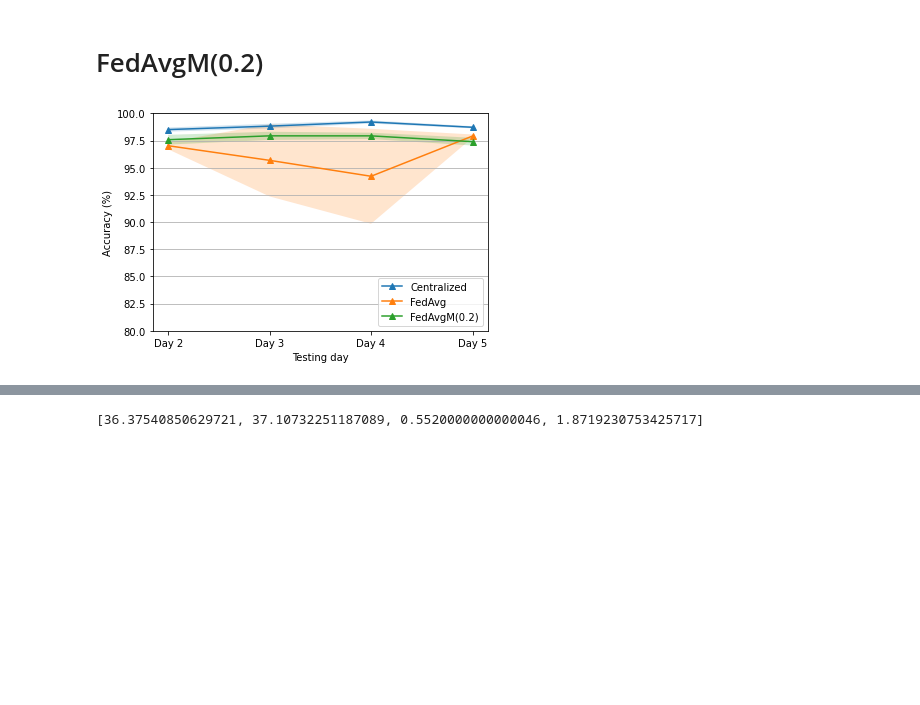
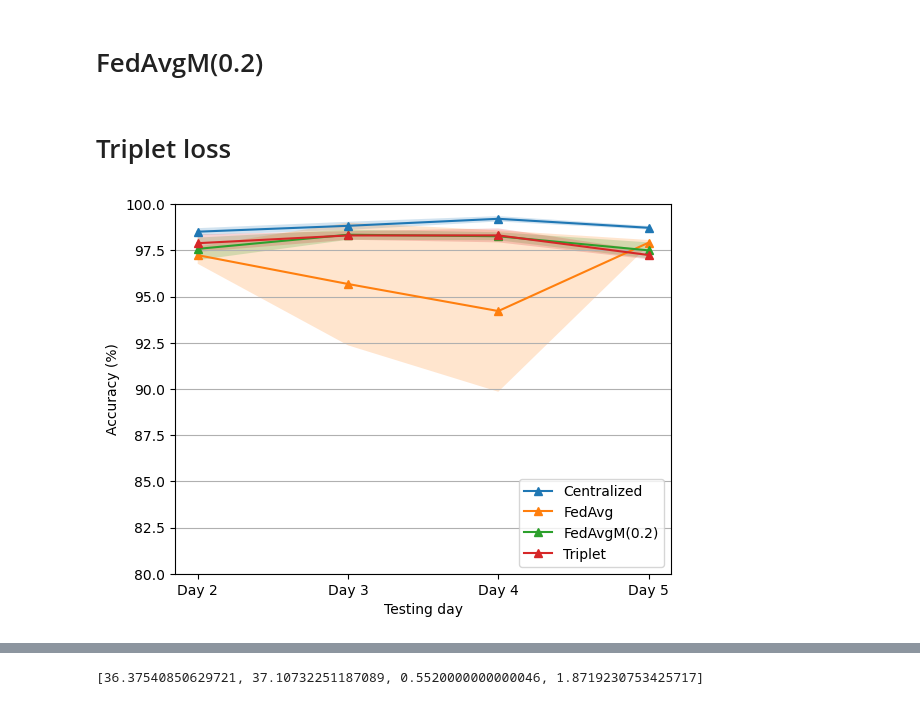
Before and after one commit to stratosphereips/feel_project, a Jupyter notebook: analysis/scenario1_figures.ipynb, the cells around one changed output, grey strips where cells are left out. Drawn from its saved outputs; the diff is of its cells as text; code cells hidden in the pictures; blank space fills up the shorter version.

Commit message:
New figures

```diff
--- a/analysis/scenario1_figures.ipynb
+++ b/analysis/scenario1_figures.ipynb
@@ -62,9 +62,9 @@ days = ["Day 2", "Day 3", "Day 4", "Day 5"]
 # %% [markdown]
 # FedAvg
 # %%
-acc_day1 = [96.87, 97.54, 97.25, 96.85, 96.61]
-tpr_day1 = [93.10, 93.10, 93.79, 97.24, 97.24]
-fpr_day1 = [2.36, 1.55, 2.07, 3.2, 3.52]
+acc_day1 = [97.30, 97.81, 97.28, 97.41, 96.39]
+tpr_day1 = [93.10, 97.24, 93.79, 97.24, 97.24]
+fpr_day1 = [1.83, 2.03, 2.04, 2.52, 3.79]
 
 acc_day1_mean = np.mean(acc_day1)
 acc_day1_std = np.std(acc_day1)
@@ -117,9 +117,9 @@ fed_fpr_std = np.array([fpr_day1_std, fpr_day2_std, fpr_day3_std, fpr_day4_std])
 # %% [markdown]
 # FedAvgM(0.2)
 # %%
-acc_day1 = [98.45, 97.43, 97.42, 97.44, 97.15]
-tpr_day1 = [93.10, 93.79, 93.10, 97.24, 97.24]
-fpr_day1 = [0.45, 1.81, 1.71, 2.47, 2.83]
+acc_day1 = [98.43, 97.51, 97.85, 97.55, 96.55]
+tpr_day1 = [93.10, 94.48, 93.10, 97.24, 97.24]
+fpr_day1 = [0.48, 1.85, 1.2, 2.34, 3.55]
 
 acc_day1_mean = np.mean(acc_day1)
 acc_day1_std = np.std(acc_day1)
@@ -128,9 +128,9 @@ tpr_day1_std = np.std(tpr_day1)
 fpr_day1_mean = np.mean(fpr_day1)
 fpr_day1_std = np.std(fpr_day1)
 
-acc_day2 = [97.57, 98.00, 98.01, 97.52, 98.56]
-tpr_day2 = [93.10, 93.10, 93.10, 93.10, 93.1]
-fpr_day2 = [1.49, 0.94, 0.92, 1.56, 0.29]
+acc_day2 = [98.69, 98.39, 98.11, 97.96, 98.57]
+tpr_day2 = [97.93, 98.62, 93.10, 93.10, 93.10]
+fpr_day2 = [1.17, 1.68, 0.85, 1.02, 0.27]
 
 acc_day2_mean = np.mean(acc_day2)
 acc_day2_std = np.std(acc_day2)
@@ -139,9 +139,9 @@ tpr_day2_std = np.std(tpr_day2)
 fpr_day2_mean = np.mean(fpr_day2)
 fpr_day2_std = np.std(fpr_day2)
 
-acc_day3 = [97.62, 98.22, 98.17, 98.10, 97.54]
-tpr_day3 = [93.10, 97.24, 94.48, 97.24, 97.24]
-fpr_day3 = [1.53, 2.75, 1.12, 1.76, 2.45]
+acc_day3 = [98.47, 98.22, 98.40, 97.86, 98.36]
+tpr_day3 = [97.24, 97.24, 97.24, 93.10, 97.24]
+fpr_day3 = [1.3, 1.54, 1.38, 1.23, 1.44]
 
 acc_day3_mean = np.mean(acc_day3)
 acc_day3_std = np.std(acc_day3)
@@ -150,9 +150,9 @@ tpr_day3_std = np.std(tpr_day3)
 fpr_day3_mean = np.mean(fpr_day3)
 fpr_day3_std = np.std(fpr_day3)
 
-acc_day4 = [96.97, 97.79, 97.35, 97.82, 97.05]
-tpr_day4 = [97.24, 93.79, 98.62, 97.24, 97.24]
-fpr_day4 = [3.08, 1.40, 2.88, 2.05, 2.99]
+acc_day4 = [97.12, 98.32, 97.25, 97.27, 97.53]
+tpr_day4 = [97.24, 97.24, 97.24, 97.24, 97.24]
+fpr_day4 = [2.89, 1.46, 1.38, 2.73, 2.41]
 
 acc_day4_mean = np.mean(acc_day4)
 acc_day4_std = np.std(acc_day4)
@@ -169,3 +169,5 @@ fed_avg_tpr_std = np.array([tpr_day1_std, tpr_day2_std, tpr_day3_std, tpr_day4_s
 
 fed_avg_fpr_mean = np.array([fpr_day1_mean, fpr_day2_mean, fpr_day3_mean, fpr_day4_mean])
 fed_avg_fpr_std = np.array([fpr_day1_std, fpr_day2_std, fpr_day3_std, fpr_day4_std])
+# %% [markdown]
+# Triplet loss
@@ -172,24 +227,26 @@ fed_avg_fpr_std = np.array([fpr_day1_std, fpr_day2_std, fpr_day3_std, fpr_day4_s
 # %%
 plt.plot(range(4), centr_acc_mean, marker='^', label="Centralized")
 plt.fill_between(range(4), centr_acc_mean+centr_acc_std, centr_acc_mean-centr_acc_std, alpha=0.2)
 
 plt.plot(range(4), fed_acc_mean, marker='^', label="FedAvg")
 plt.fill_between(range(4), fed_acc_mean+fed_acc_std, fed_acc_mean-fed_acc_std, alpha=0.2)
 
 plt.plot(range(4), fed_avg_acc_mean, marker='^', label="FedAvgM(0.2)")
 plt.fill_between(range(4), fed_avg_acc_mean+fed_avg_acc_std, fed_avg_acc_mean-fed_avg_acc_std, alpha=0.2)
 
+plt.plot(range(4), triplet_acc_mean, marker='^', label="Triplet")
+plt.fill_between(range(4), triplet_acc_mean+triplet_acc_std, triplet_acc_mean-triplet_acc_std, alpha=0.2)
 
 plt.legend(loc=4)
 
 plt.ylim(80, 100.0)
 plt.ylabel("Accuracy (%)")
 plt.xlabel("Testing day")
 plt.xticks(range(4), days)
 # plt.title("Accuracy (%) per day")
 plt.grid(axis='y')
 # %% [output]
-[figure, old version]
+[figure, new version]
 # %%
 plt.plot(range(4), centr_tpr_mean, marker='^', label="Centralized")
 plt.fill_between(range(4), centr_tpr_mean+centr_tpr_std, centr_tpr_mean-centr_tpr_std, alpha=0.2)
```
Also changed, not shown: parts of 3 cells of this notebook, 1 other file.
